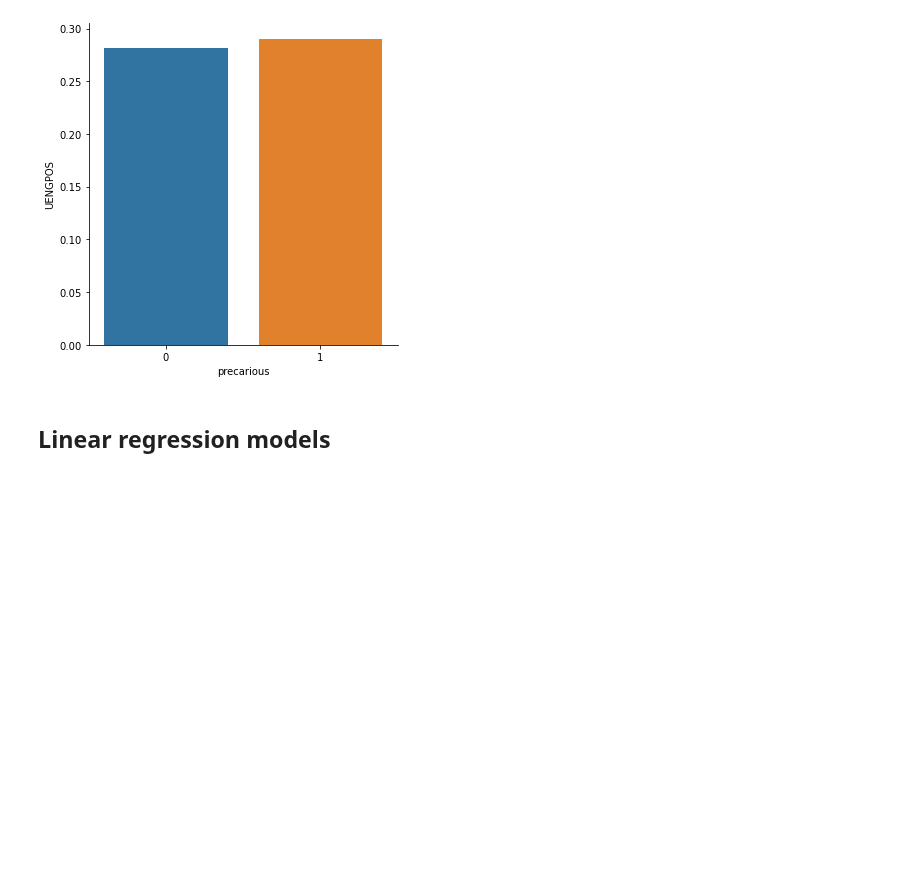
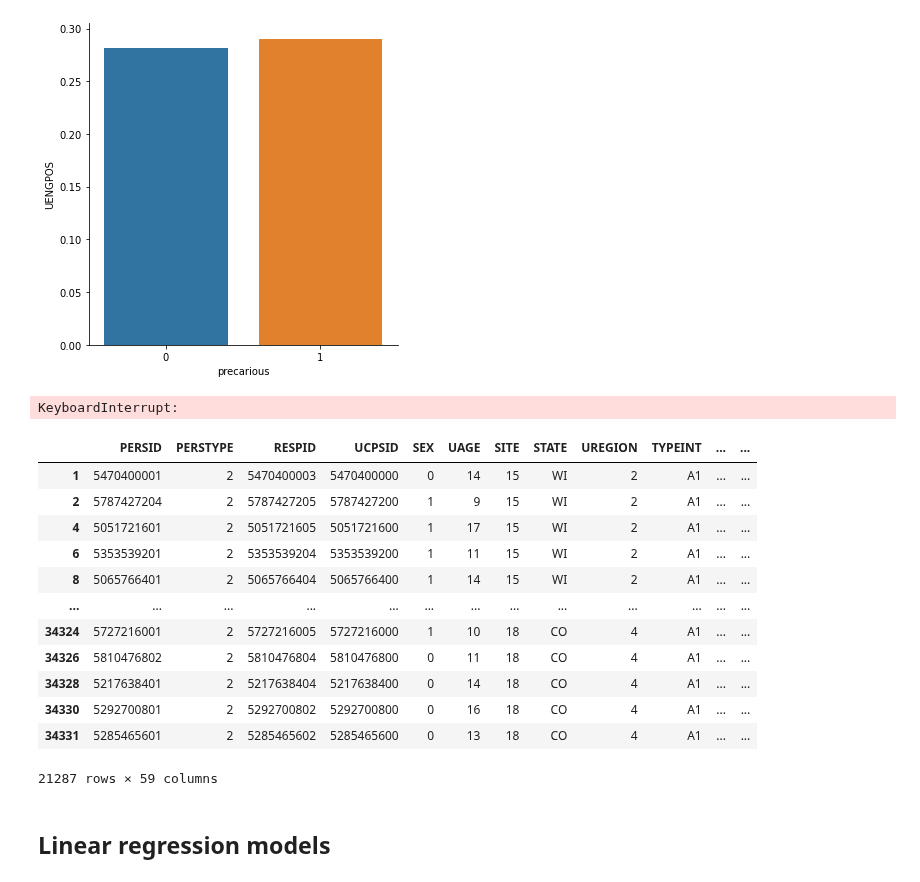
Before and after one commit to epfl-ada/ada-2020-project-milestone-p3-p3_ada-boi, a Jupyter notebook: creative_extension.ipynb, the cells around one changed output. Drawn from its saved outputs; the diff is of its cells as text; code cells hidden in the pictures; blank space fills up the shorter version.

Commit message:
optimal matching mais c'est trop long lol

```diff
--- a/creative_extension.ipynb
+++ b/creative_extension.ipynb
@@ -653,0 +660,22 @@ sns.catplot(data=eng.reset_index(),x='precarious',y='UENGPOS',kind='bar')
+# %%
+# Separate the treatment and control groups
+treatment_df = df_lessons[df_lessons['NLESSONS'] == 1]
+control_df = df_lessons[df_lessons['NLESSONS'] == 0]
+
+# Create an empty undirected graph
+G = nx.Graph()
+
+# Loop through all the pairs of instances
+for control_id, control_row in control_df.iterrows():
+    for treatment_id, treatment_row in treatment_df.iterrows():
+
+        # Calculate the similarity
+        sim = similarity(control_row['PS'], treatment_row['PS'])
+
+        # Add an edge between the two instances weighted by the similarity between them
+        G.add_weighted_edges_from([(control_id, treatment_id, sim)])
+
+# Generate and return the maximum weight matching on the generated graph
+matching = nx.max_weight_matching(G)
+# %% [output]
+KeyboardInterrupt:
@@ -654,3 +684,19 @@ sns.catplot(data=eng.reset_index(),x='precarious',y='UENGPOS',kind='bar')
+# %%
+df_lessons
+# %% [output]
+|  | PERSID | PERSTYPE | RESPID | UCPSID | SEX | UAGE | SITE | STATE | UREGION | TYPEINT | ... | ... |
+| 1 | 5470400001 | 2 | 5470400003 | 5470400000 | 0 | 14 | 15 | WI | 2 | A1 | ... | ... |
+| 2 | 5787427204 | 2 | 5787427205 | 5787427200 | 1 | 9 | 15 | WI | 2 | A1 | ... | ... |
+| 4 | 5051721601 | 2 | 5051721605 | 5051721600 | 1 | 17 | 15 | WI | 2 | A1 | ... | ... |
+| 6 | 5353539201 | 2 | 5353539204 | 5353539200 | 1 | 11 | 15 | WI | 2 | A1 | ... | ... |
+| 8 | 5065766401 | 2 | 5065766404 | 5065766400 | 1 | 14 | 15 | WI | 2 | A1 | ... | ... |
+| ... | ... | ... | ... | ... | ... | ... | ... | ... | ... | ... | ... | ... |
+| 34324 | 5727216001 | 2 | 5727216005 | 5727216000 | 1 | 10 | 18 | CO | 4 | A1 | ... | ... |
+| 34326 | 5810476802 | 2 | 5810476804 | 5810476800 | 0 | 11 | 18 | CO | 4 | A1 | ... | ... |
+| 34328 | 5217638401 | 2 | 5217638404 | 5217638400 | 0 | 14 | 18 | CO | 4 | A1 | ... | ... |
+| 34330 | 5292700801 | 2 | 5292700802 | 5292700800 | 0 | 16 | 18 | CO | 4 | A1 | ... | ... |
+| 34331 | 5285465601 | 2 | 5285465602 | 5285465600 | 0 | 13 | 18 | CO | 4 | A1 | ... | ... |
+21287 rows × 59 columns
 # %% [markdown]
 ## Linear regression models
 # %%
```
Also changed, not shown: parts of 5 cells of this notebook.
